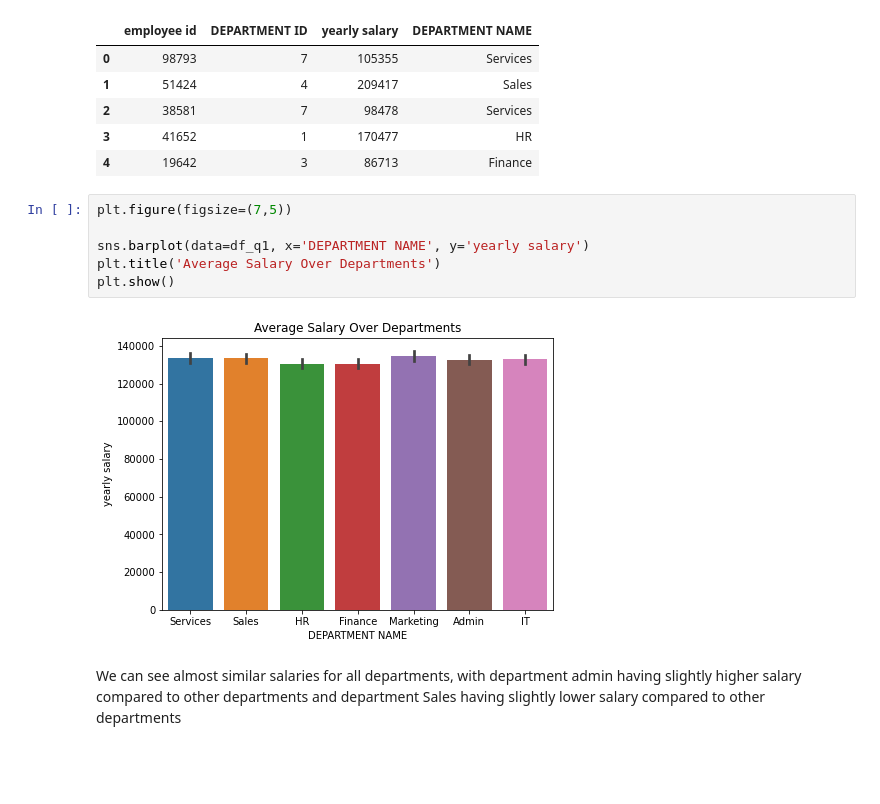
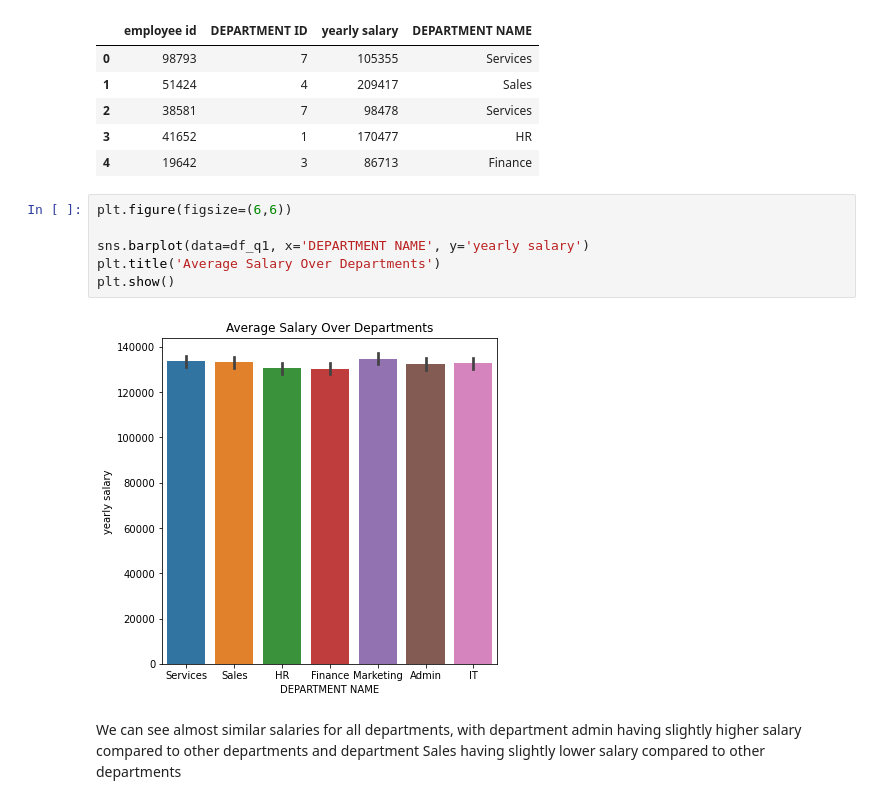
Before and after one commit to Chandana-799/DATA601_tuesday, a Jupyter notebook: week07/hw-07 (3).ipynb, the cells around one changed output. Saved outputs shown, nothing was run; the diff lists cells and outputs as text; blank space fills up the shorter version.

```diff
--- a/week07/hw-07 (2).ipynb
+++ b/week07/hw-07 (3).ipynb
@@ -278,13 +278,13 @@ df_q1.head()
 | 3 | 41652 | 1 | 170477 | HR |
 | 4 | 19642 | 3 | 86713 | Finance |
 # %%
-plt.figure(figsize=(7,5))
+plt.figure(figsize=(6,6))
 
 sns.barplot(data=df_q1, x='DEPARTMENT NAME', y='yearly salary')
 plt.title('Average Salary Over Departments')
 plt.show()
 # %% [output]
-[figure, old version]
+[figure, new version]
 # %% [markdown]
 We can see almost similar salaries for all departments, with department admin having slightly higher salary
 compared to other departments and department Sales having slightly lower salary compared to other departments
```
Also changed, not shown: parts of 4 cells of this notebook.
